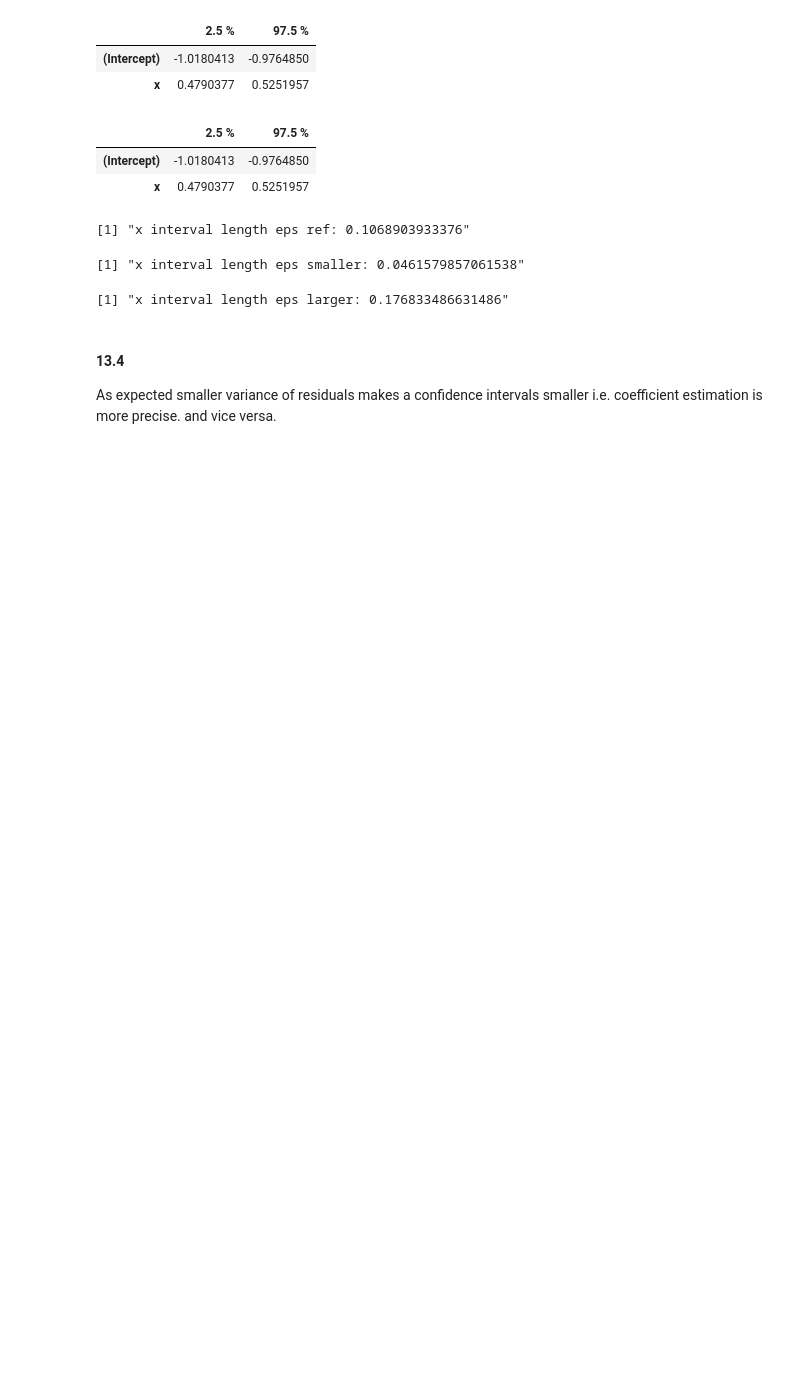
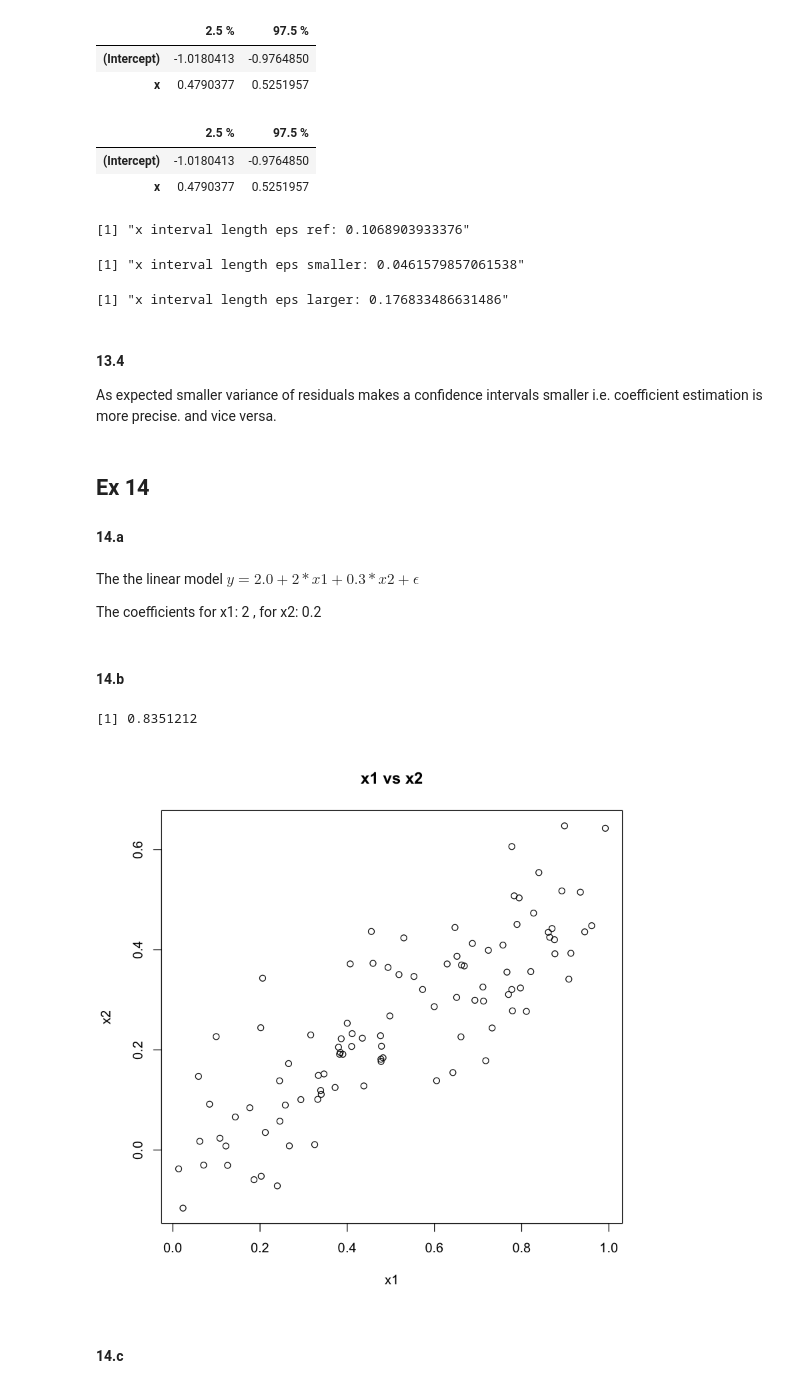
Before and after one commit to slzdevsnp/learn, a Jupyter notebook: tibshirani/ch3-LinearRegression/ch3-ex-applied.ipynb, the cells around one changed output. Saved outputs shown, nothing was run; the diff lists cells and outputs as text; code cells hidden in the pictures; blank space fills up the shorter version.

```diff
--- a/tibshirani/ch3-LinearRegression/ch3-ex-applied.ipynb
+++ b/tibshirani/ch3-LinearRegression/ch3-ex-applied.ipynb
@@ -760,3 +760,26 @@ paste("x interval length eps larger:", confint(lmfit135)[2,2] - confint(lmfit135
 # %% [markdown]
 #### 13.4
 As expected  smaller variance of residuals makes a confidence intervals smaller i.e. coefficient estimation is more precise.  and vice versa.
+# %% [markdown]
+## Ex 14
+
+#### 14.a
+# %%
+set.seed(1)
+x1<-runif(100)
+x2 <- 0.5*x1 + rnorm(100)/10
+y <-  2+2*x1 +0.3*x2+rnorm(100)
+# %% [markdown]
+The the linear model $y =  2.0 + 2*x1 + 0.3*x2 + \epsilon$
+
+The coefficients for x1: 2 , for x2: 0.2
+# %% [markdown]
+#### 14.b
+# %%
+cor(x1,x2) # 0.835  the correlation is high
+plot(x1,x2, main="x1 vs x2") # we observe correlated values
+# %% [output]
+[1] 0.8351212
+[figure, added]
+# %% [markdown]
+#### 14.c
```
Also changed, not shown: parts of 11 cells of this notebook, 1 other file.
